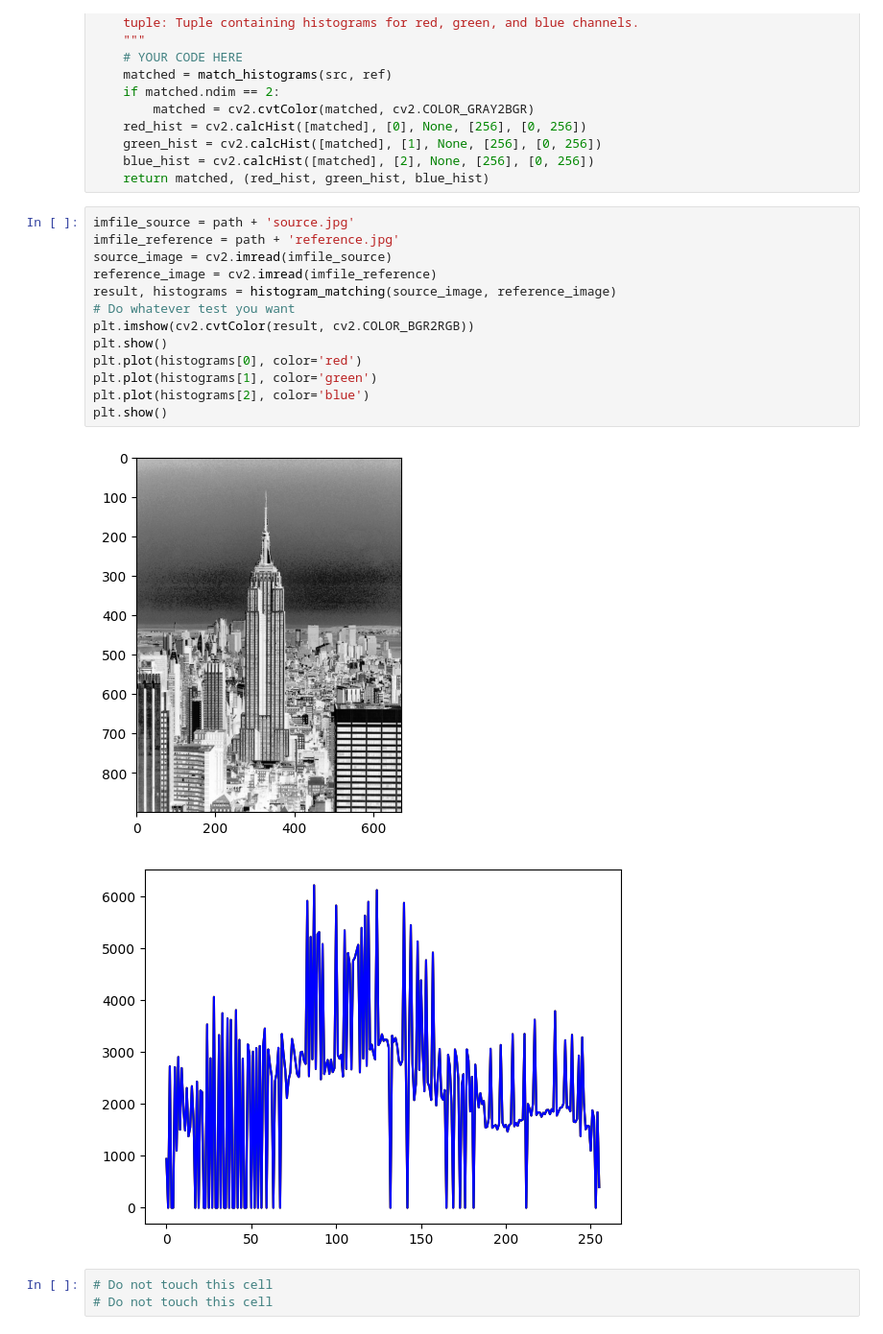
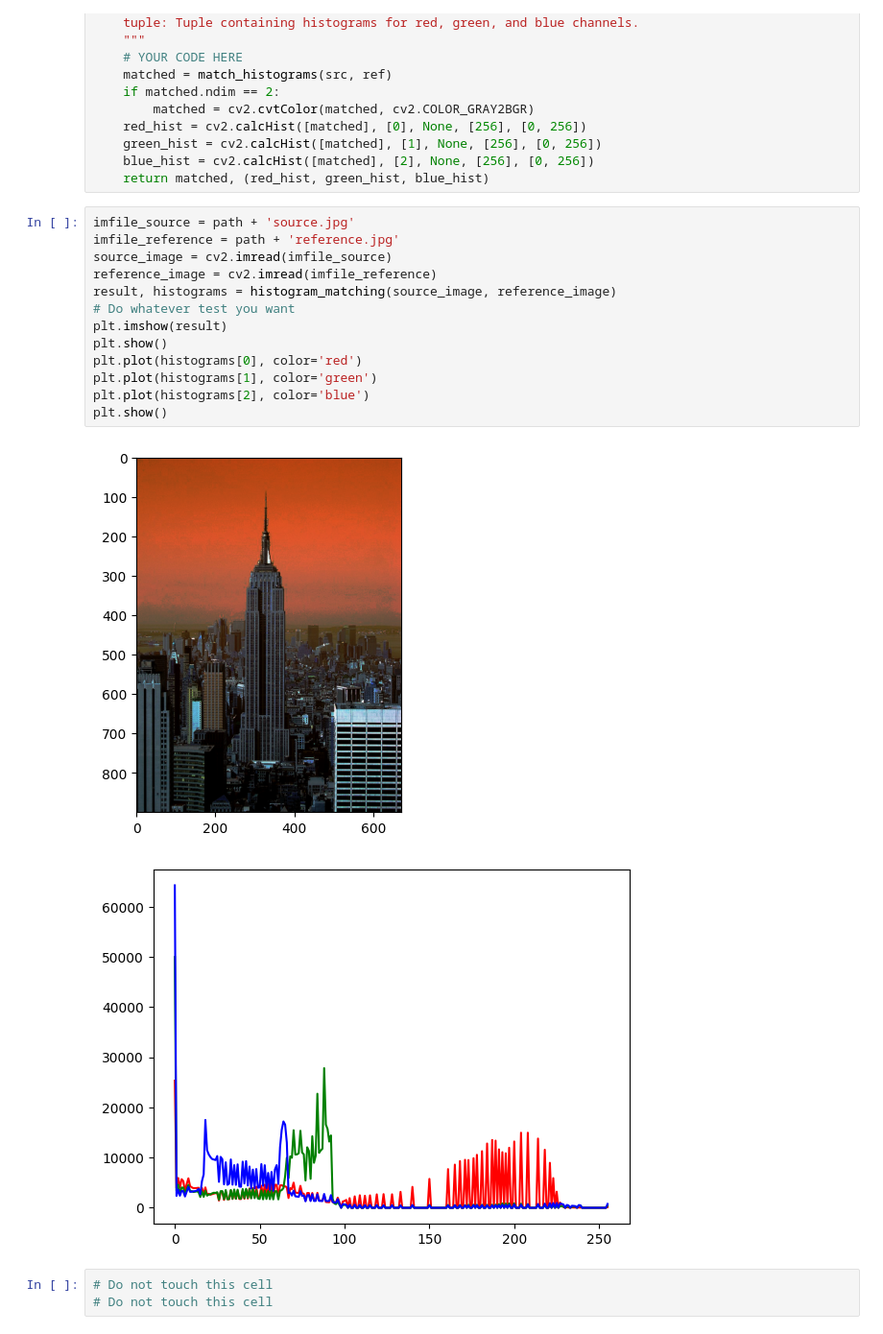
Before and after one commit to Darlysson10/PDI-Darlysson, a Jupyter notebook: Atividades/histogram_matching.ipynb, the cells around one changed output. Shown at 96% size. Cells and saved outputs as stored; diff of their text form.

Commit message:
correção do histogram_matching

```diff
--- a/Atividades/histogram_matching.ipynb
+++ b/Atividades/histogram_matching.ipynb
@@ -93,19 +73,19 @@ def histogram_matching(src, ref):
 # %%
 imfile_source = path + 'source.jpg'
 imfile_reference = path + 'reference.jpg'
 source_image = cv2.imread(imfile_source)
 reference_image = cv2.imread(imfile_reference)
 result, histograms = histogram_matching(source_image, reference_image)
 # Do whatever test you want
-plt.imshow(cv2.cvtColor(result, cv2.COLOR_BGR2RGB))
+plt.imshow(result)
 plt.show()
 plt.plot(histograms[0], color='red')
 plt.plot(histograms[1], color='green')
 plt.plot(histograms[2], color='blue')
 plt.show()
 # %% [output]
-[figure, old version]
+[figure, new version]
-[figure, old version]
+[figure, new version]
 # %%
 # Do not touch this cell
 # Do not touch this cell
```
Also changed, not shown: parts of 1 cell of this notebook.
